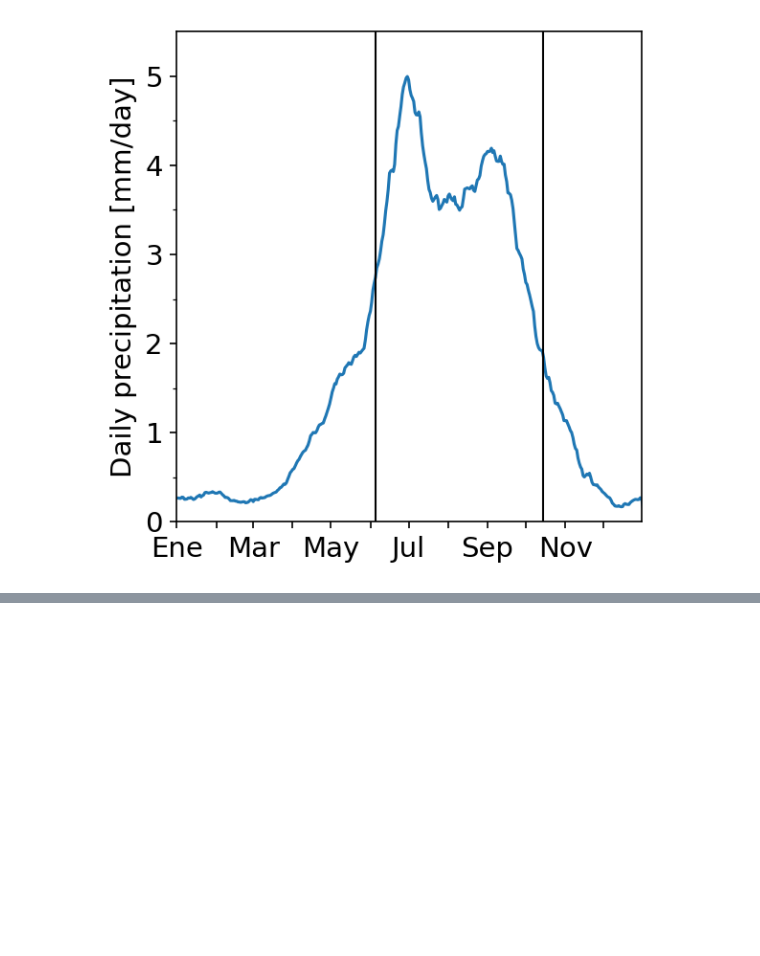
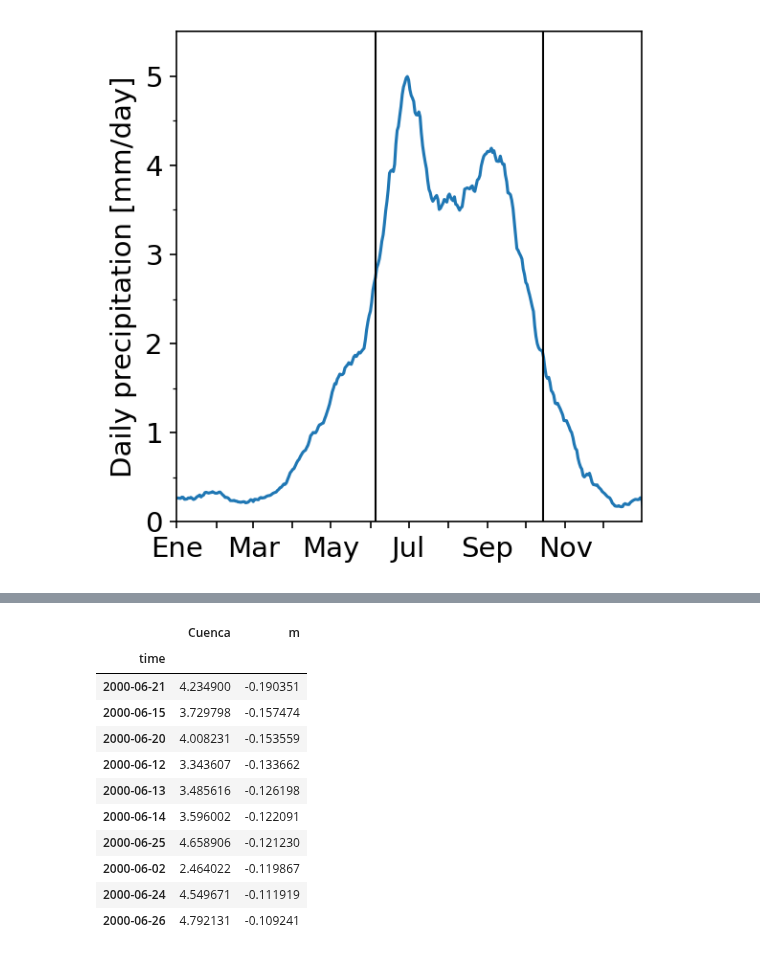
Before and after one commit to rodrigoms95/sequia, a Jupyter notebook: code/pre_CHIRPS.ipynb, the cells around one changed output, grey strips where cells are left out. Saved outputs shown, nothing was run; the diff lists cells and outputs as text; code cells hidden in the pictures; blank space fills up the shorter version.

```diff
--- a/code/pre_CHIRPS.ipynb
+++ b/code/pre_CHIRPS.ipynb
@@ -162,0 +173,18 @@ Withdrawal: 14 October
+# %%
+# Pendientes máximas de onset en precipitación anual.
+df_mean["m"] = ( df_mean["Cuenca"].shift(1) - df_mean["Cuenca"].shift(-1) ) / 2
+df_mean[ df_mean.index.month.isin( [5, 6, 7] )
+    ].sort_values("m").head(10)
+# %% [output]
+|  | Cuenca | m |
+| time |  |  |
+| 2000-06-21 | 4.234900 | -0.190351 |
+| 2000-06-15 | 3.729798 | -0.157474 |
+| 2000-06-20 | 4.008231 | -0.153559 |
+| 2000-06-12 | 3.343607 | -0.133662 |
+| 2000-06-13 | 3.485616 | -0.126198 |
+| 2000-06-14 | 3.596002 | -0.122091 |
+| 2000-06-25 | 4.658906 | -0.121230 |
+| 2000-06-02 | 2.464022 | -0.119867 |
+| 2000-06-24 | 4.549671 | -0.111919 |
+| 2000-06-26 | 4.792131 | -0.109241 |
```
Also changed, not shown: parts of 3 cells of this notebook.
